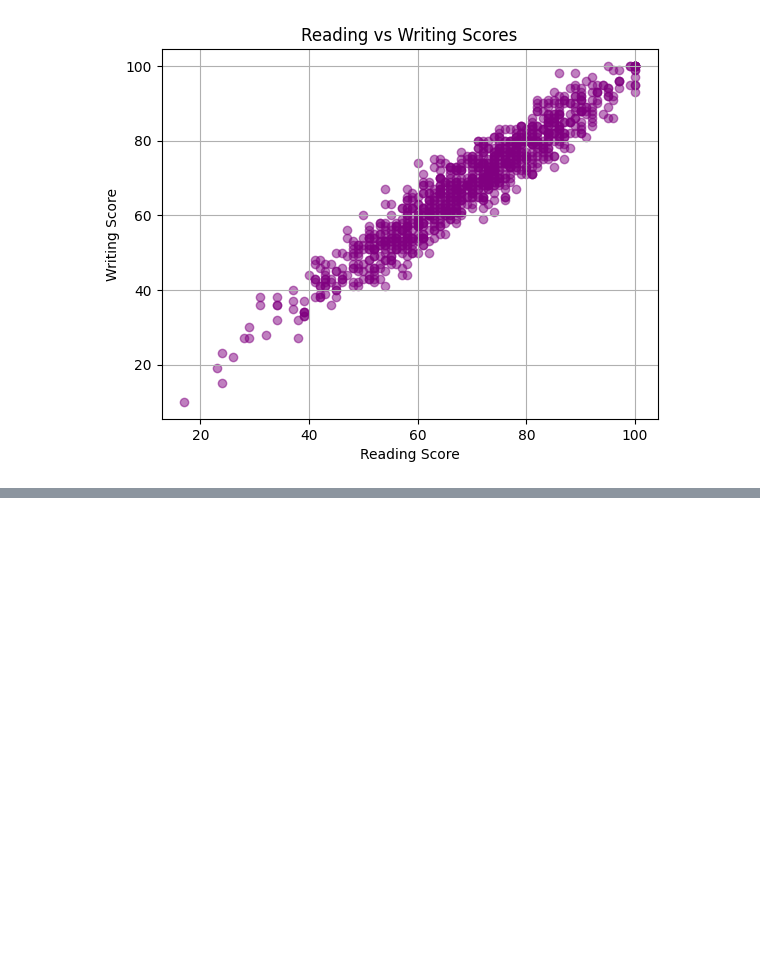
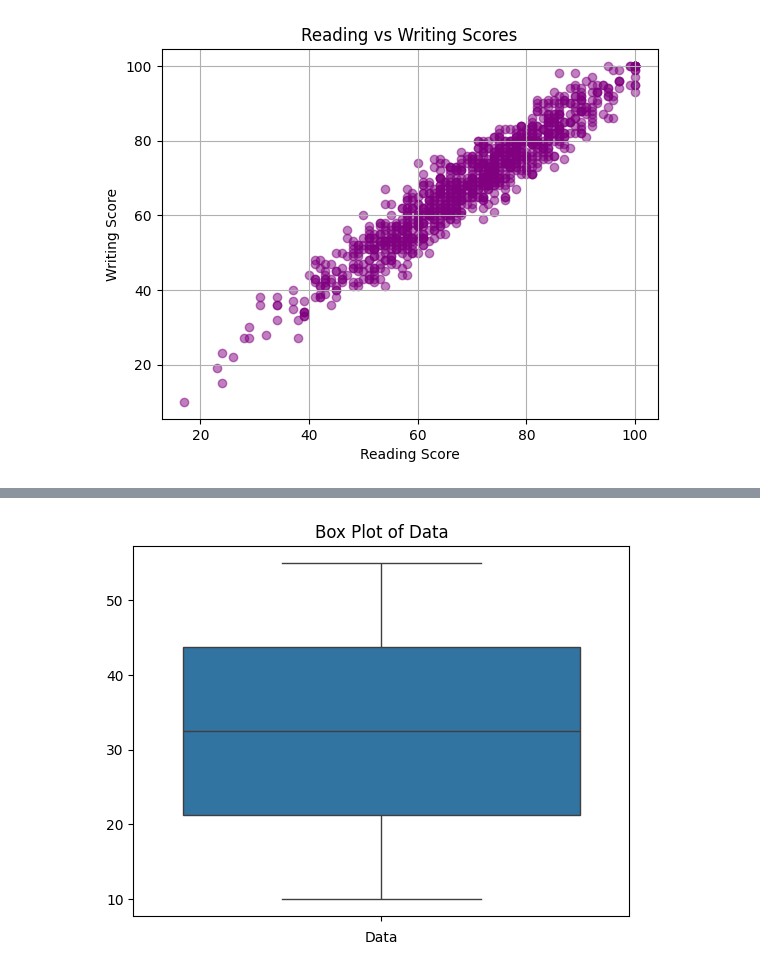
Before and after one commit to harish-git63/Demo1, a Jupyter notebook: HARISH_AIML_LAB_1_.ipynb, the cells around one changed output, grey strips where cells are left out. Saved outputs shown, nothing was run; the diff lists cells and outputs as text; code cells hidden in the pictures; blank space fills up the shorter version.

```diff
--- a/HARISH_AIML_LAB_1_.ipynb
+++ b/HARISH_AIML_LAB_1_.ipynb
@@ -2258,0 +2443,12 @@ plt.show()
+# %%
+import seaborn as sns
+# Sample data
+data = [10, 15, 20, 25, 30, 35, 40, 45, 50, 55]
+
+# Create a box plot
+sns.boxplot(data=data)
+plt.xlabel('Data')
+plt.title('Box Plot of Data')
+plt.show()
+# %% [output]
+[figure, added]
```
Also changed, not shown: parts of 9 cells of this notebook.
